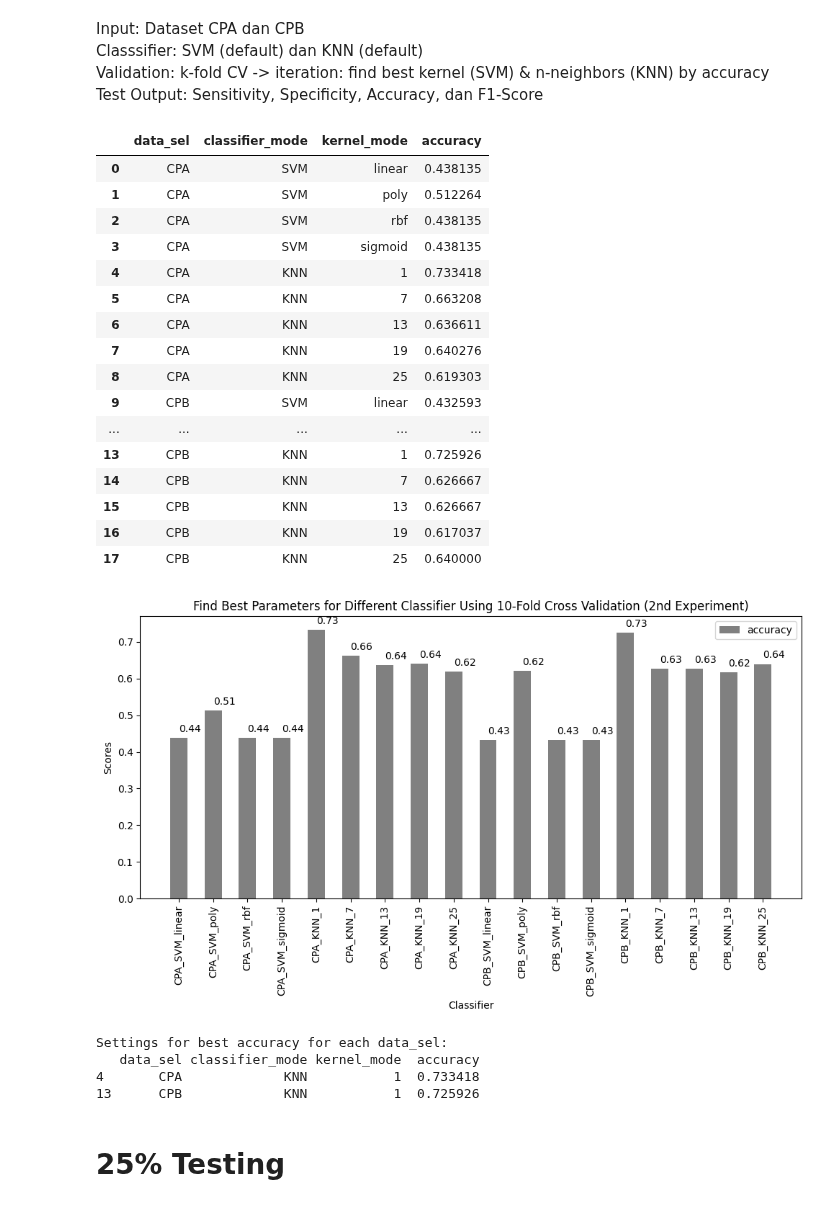
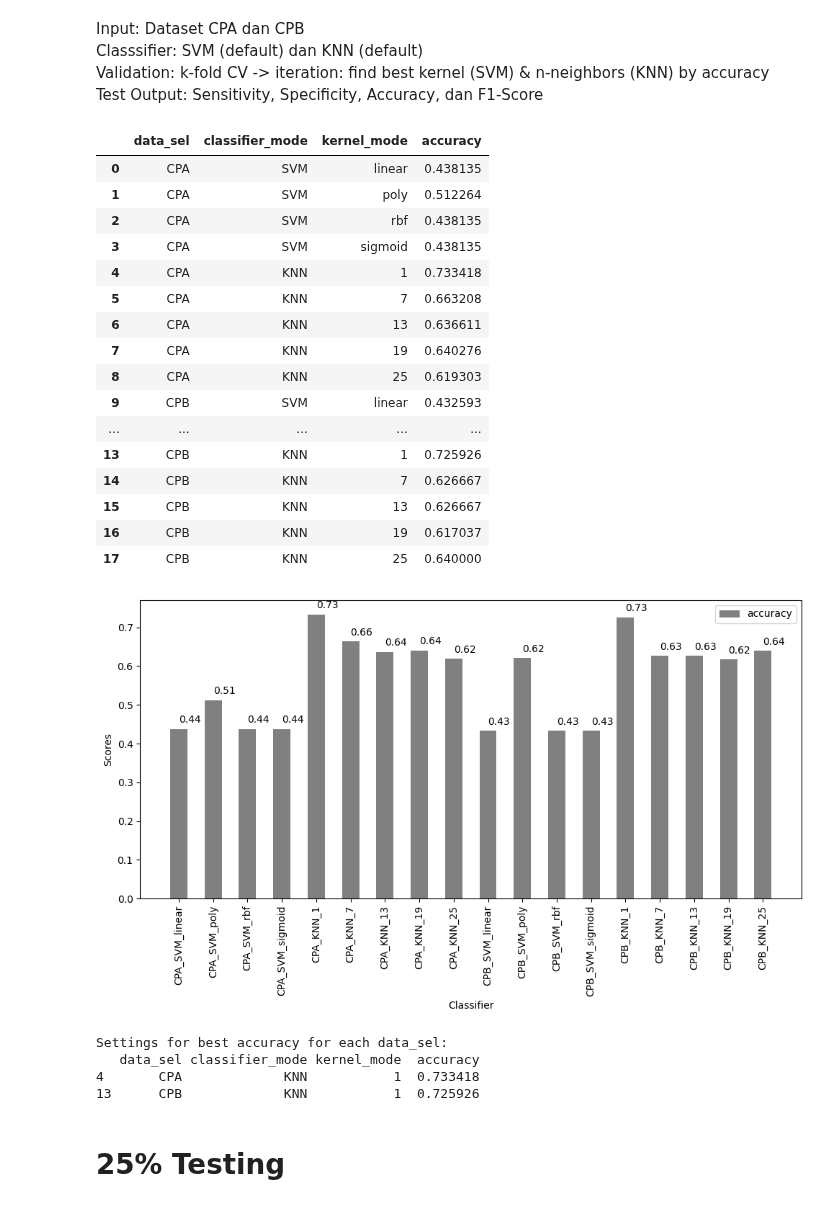
Before and after one commit to endangrusiana123/SLO, a Jupyter notebook: MiniProject1.ipynb, the cells around one changed output. Drawn from its saved outputs; the diff is of its cells as text; code cells hidden in the pictures.

```diff
--- a/MiniProject1.ipynb
+++ b/MiniProject1.ipynb
@@ -229,35 +229,35 @@ for i, metric in enumerate(metrics):
         plt.text(bar.get_x() + bar.get_width()/2, yval + 0.01, round(yval, 2), va='bottom')
 
 plt.xlabel('Classifier')
 plt.ylabel('Scores')
-plt.title('Find Best Parameters for Different Classifier Using 10-Fold Cross Validation (2nd Experiment)')
+#plt.title('Find Best Parameters for Different Classifier Using 10-Fold Cross Validation (2nd Experiment)')
 plt.xticks(index + bar_width * (len(metrics) - 1) / 2, results_df.apply(lambda x: f"{x['data_sel']}_{x['classifier_mode']}_{x['kernel_mode']}", axis=1), rotation=90)
 plt.legend()
 plt.tight_layout()
 plt.show()
 
 best_accuracy_settings = results_df.loc[results_df.groupby('data_sel')['accuracy'].idxmax()]
 print("Settings for best accuracy for each data_sel:")
 print(best_accuracy_settings)
 # %% [output]
 |  | data_sel | classifier_mode | kernel_mode | accuracy |
 | 0 | CPA | SVM | linear | 0.438135 |
 | 1 | CPA | SVM | poly | 0.512264 |
 | 2 | CPA | SVM | rbf | 0.438135 |
 | 3 | CPA | SVM | sigmoid | 0.438135 |
 | 4 | CPA | KNN | 1 | 0.733418 |
 | 5 | CPA | KNN | 7 | 0.663208 |
 | 6 | CPA | KNN | 13 | 0.636611 |
 | 7 | CPA | KNN | 19 | 0.640276 |
 | 8 | CPA | KNN | 25 | 0.619303 |
 | 9 | CPB | SVM | linear | 0.432593 |
 | ... | ... | ... | ... | ... |
 | 13 | CPB | KNN | 1 | 0.725926 |
 | 14 | CPB | KNN | 7 | 0.626667 |
 | 15 | CPB | KNN | 13 | 0.626667 |
 | 16 | CPB | KNN | 19 | 0.617037 |
 | 17 | CPB | KNN | 25 | 0.640000 |
-[figure, old version]
+[figure, new version]
 Settings for best accuracy for each data_sel:
    data_sel classifier_mode kernel_mode  accuracy
 4       CPA             KNN           1  0.733418
```
Also changed, not shown: parts of 2 cells of this notebook.
